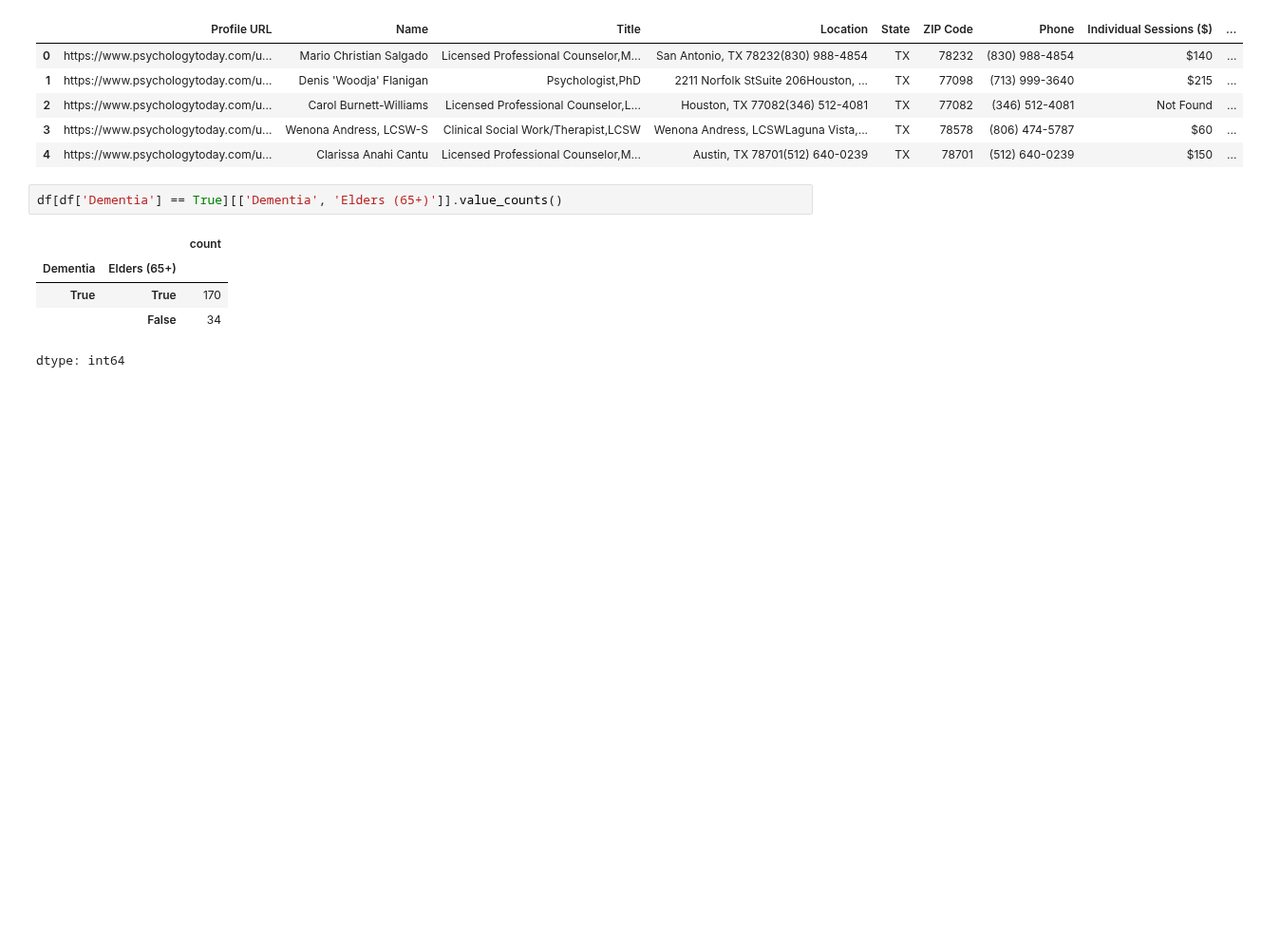
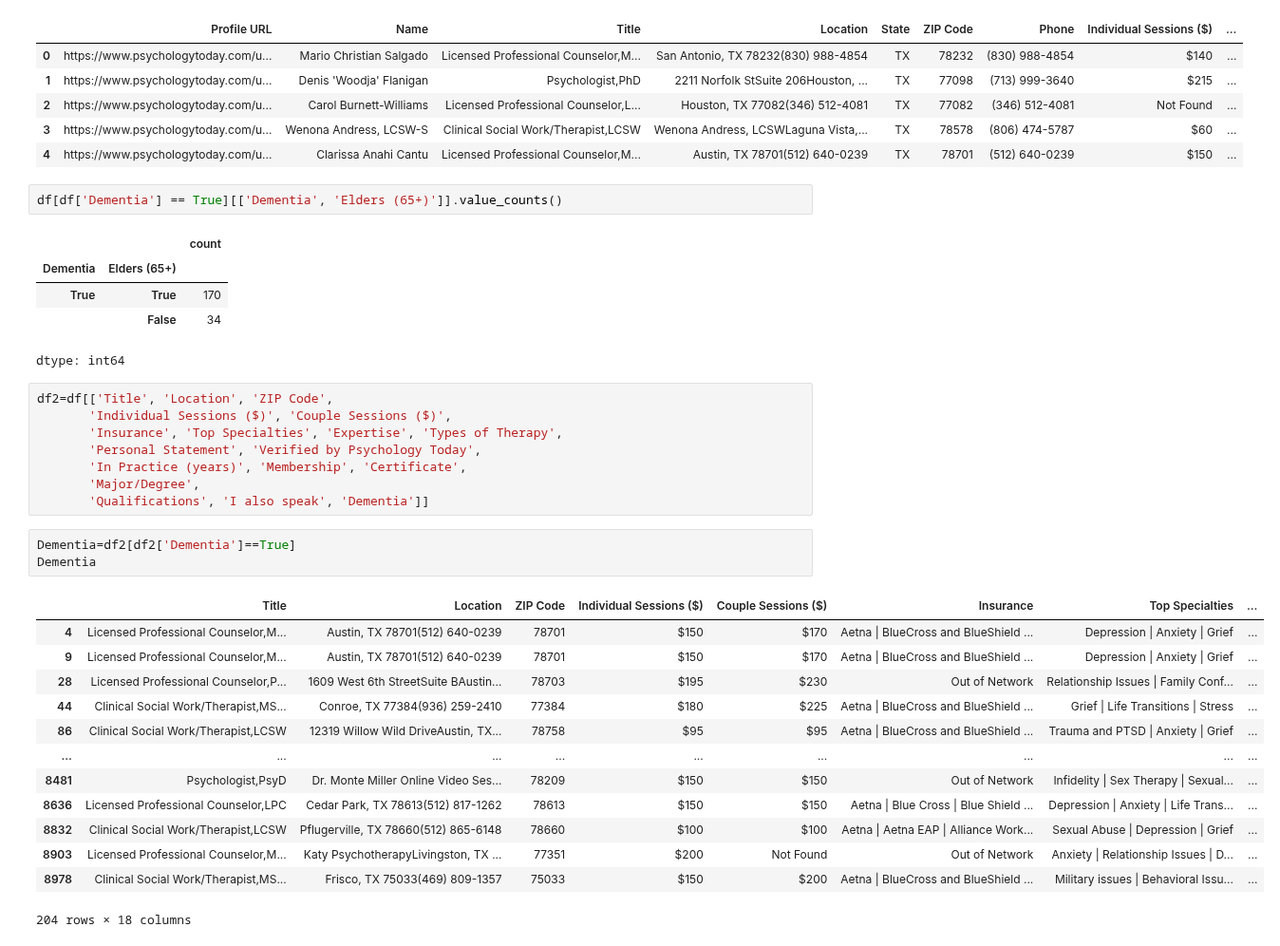
Before and after one commit to pallavmarch/Psychologytoday-therapist-analysis, a Jupyter notebook: psychologytoday_webscraping_dataset_analysis.ipynb, the cells around one changed output. Shown at 95% size. Cells and saved outputs as stored; diff of their text form; blank space fills up the shorter version.

```diff
--- a/psychologytoday_webscraping_dataset_analysis.ipynb
+++ b/psychologytoday_webscraping_dataset_analysis.ipynb
@@ -29,3 +29,28 @@ df[df['Dementia'] == True][['Dementia', 'Elders (65+)']].value_counts()
 | True | True | 170 |
 |  | False | 34 |
 dtype: int64
+# %%
+df2=df[['Title', 'Location', 'ZIP Code',
+       'Individual Sessions ($)', 'Couple Sessions ($)',
+       'Insurance', 'Top Specialties', 'Expertise', 'Types of Therapy',
+       'Personal Statement', 'Verified by Psychology Today',
+       'In Practice (years)', 'Membership', 'Certificate',
+       'Major/Degree',
+       'Qualifications', 'I also speak', 'Dementia']]
+# %%
+Dementia=df2[df2['Dementia']==True]
+Dementia
+# %% [output]
+|  | Title | Location | ZIP Code | Individual Sessions ($) | Couple Sessions ($) | Insurance | Top Specialties | ... |
+| 4 | Licensed Professional Counselor,M... | Austin, TX 78701(512) 640-0239 | 78701 | $150 | $170 | Aetna | BlueCross and BlueShield ... | Depression | Anxiety | Grief | ... |
+| 9 | Licensed Professional Counselor,M... | Austin, TX 78701(512) 640-0239 | 78701 | $150 | $170 | Aetna | BlueCross and BlueShield ... | Depression | Anxiety | Grief | ... |
+| 28 | Licensed Professional Counselor,P... | 1609 West 6th StreetSuite BAustin... | 78703 | $195 | $230 | Out of Network | Relationship Issues | Family Conf... | ... |
+| 44 | Clinical Social Work/Therapist,MS... | Conroe, TX 77384(936) 259-2410 | 77384 | $180 | $225 | Aetna | BlueCross and BlueShield ... | Grief | Life Transitions | Stress | ... |
+| 86 | Clinical Social Work/Therapist,LCSW | 12319 Willow Wild DriveAustin, TX... | 78758 | $95 | $95 | Aetna | BlueCross and BlueShield ... | Trauma and PTSD | Anxiety | Grief | ... |
+| ... | ... | ... | ... | ... | ... | ... | ... | ... |
+| 8481 | Psychologist,PsyD | Dr. Monte Miller Online Video Ses... | 78209 | $150 | $150 | Out of Network | Infidelity | Sex Therapy | Sexual... | ... |
+| 8636 | Licensed Professional Counselor,LPC | Cedar Park, TX 78613(512) 817-1262 | 78613 | $150 | $150 | Aetna | Blue Cross | Blue Shield ... | Depression | Anxiety | Life Trans... | ... |
+| 8832 | Clinical Social Work/Therapist,LCSW | Pflugerville, TX 78660(512) 865-6148 | 78660 | $100 | $100 | Aetna | Aetna EAP | Alliance Work... | Sexual Abuse | Depression | Grief | ... |
+| 8903 | Licensed Professional Counselor,M... | Katy PsychotherapyLivingston, TX ... | 77351 | $200 | Not Found | Out of Network | Anxiety | Relationship Issues | D... | ... |
+| 8978 | Clinical Social Work/Therapist,MS... | Frisco, TX 75033(469) 809-1357 | 75033 | $150 | $200 | Aetna | BlueCross and BlueShield ... | Military issues | Behavioral Issu... | ... |
+204 rows × 18 columns
```
